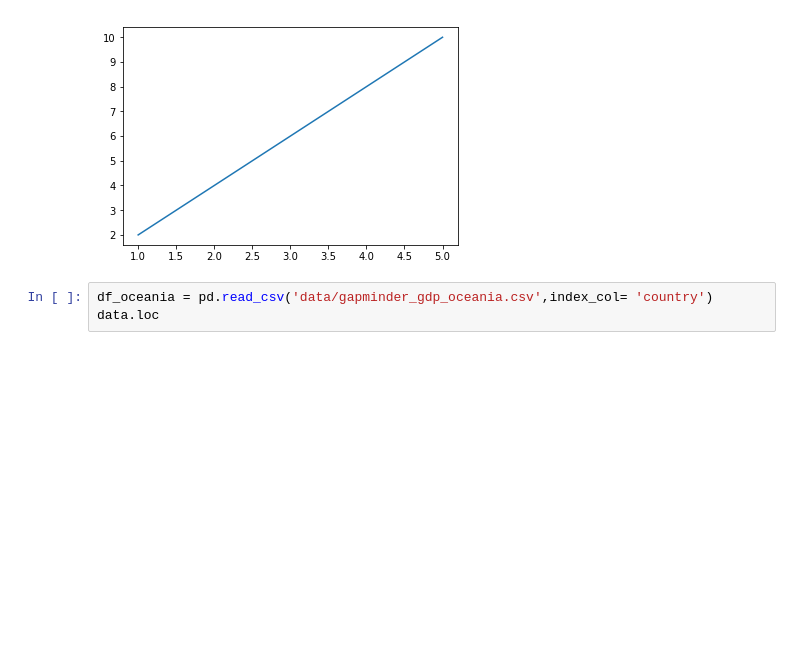
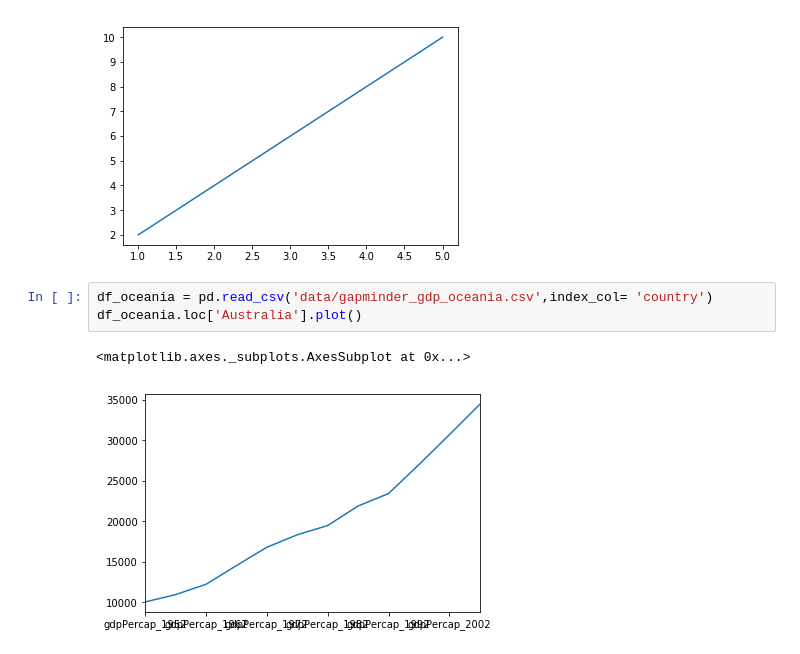
Before and after one commit to nih-fmrif/2017-09-28-NIH-CMN_notebooks, a Jupyter notebook: pandas_and_plotting.ipynb, the cells around one changed output. Saved outputs shown, nothing was run; the diff lists cells and outputs as text; blank space fills up the shorter version.

```diff
--- a/pandas_and_plotting.ipynb
+++ b/pandas_and_plotting.ipynb
@@ -280,4 +280,7 @@ plt.plot(x, y)
 [figure]
 # %%
 df_oceania = pd.read_csv('data/gapminder_gdp_oceania.csv',index_col= 'country')
-data.loc
+df_oceania.loc['Australia'].plot()
+# %% [output]
+<matplotlib.axes._subplots.AxesSubplot at 0x...>
+[figure, added]
```
Also changed, not shown: parts of 2 cells of this notebook.
